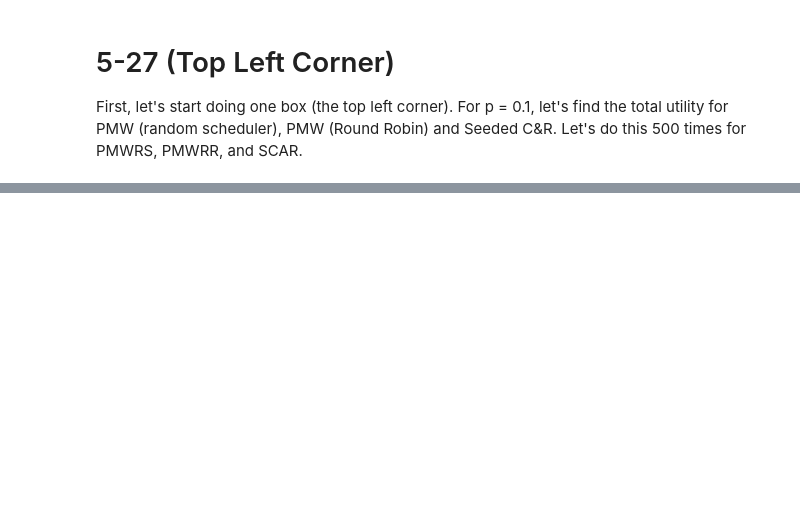
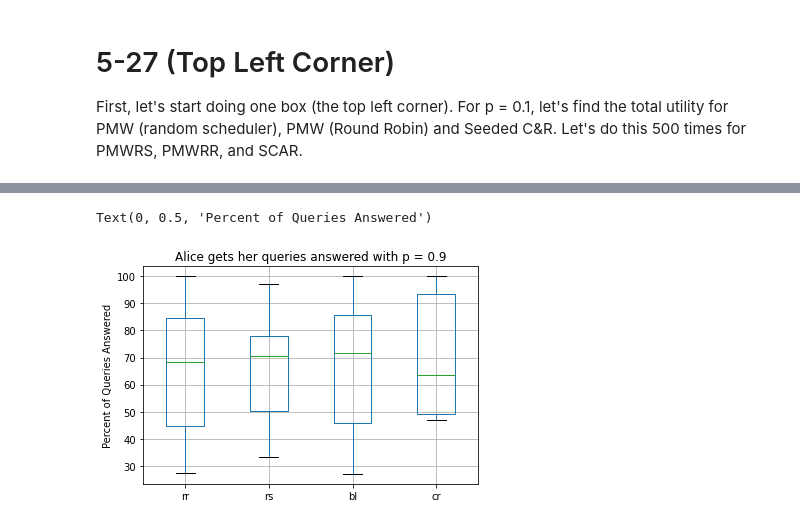
Before and after one commit to yikai-wu/Multi-Analyst-DP, a Jupyter notebook: src/online/VLDB Experiments.ipynb, the cells around one changed output, grey strips where cells are left out. Drawn from its saved outputs; the diff is of its cells as text; code cells hidden in the pictures; blank space fills up the shorter version.

```diff
--- a/src/online/VLDB Experiments.ipynb
+++ b/src/online/VLDB Experiments.ipynb
@@ -543,0 +660,7 @@ First, let's start doing one box (the top left corner). For p = 0.1, let's find
+# %%
+df_test_nine.boxplot()
+plt.title('Alice gets her queries answered with p = 0.9')
+plt.ylabel('Percent of Queries Answered')
+# %% [output]
+Text(0, 0.5, 'Percent of Queries Answered')
+[figure, added]
```
Also changed, not shown: parts of 22 cells of this notebook.
